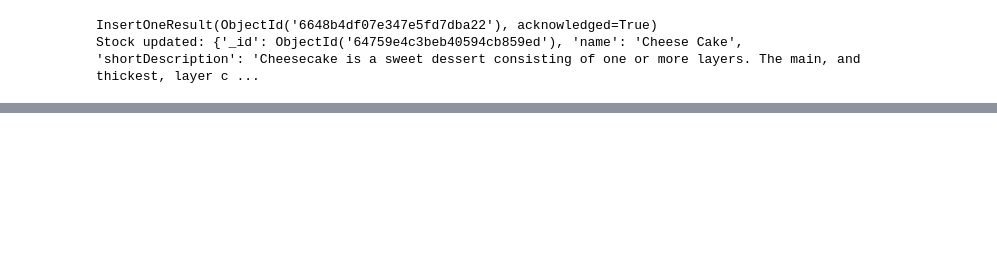
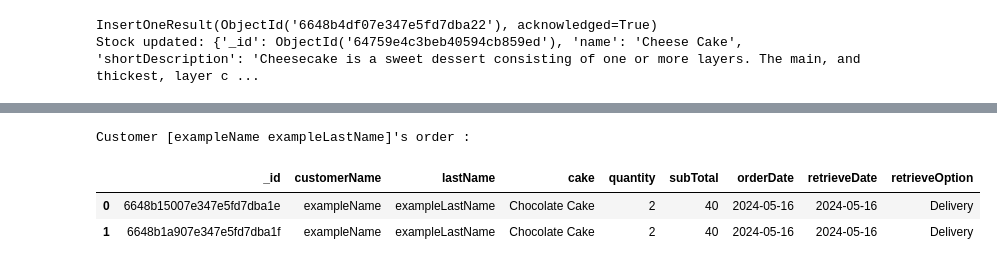
Before and after one commit to Yanaput/EGCI466-Big-Data-Processing, a Jupyter notebook: PyMongoExperiment.ipynb, the cells around one changed output, grey strips where cells are left out. Cells and saved outputs as stored; diff of their text form; code cells hidden in the pictures; blank space fills up the shorter version.

```diff
--- a/PyMongoExperiment.ipynb
+++ b/PyMongoExperiment.ipynb
@@ -213,0 +205,27 @@ Customer [Mark Kuprasertwong]'s order :
+# %%
+#@title Search order by [name lastname]
+SearchCustomerOrder = "exampleName exampleLastName" #@param {type : "string"}
+
+#<--------------------------------------------------------------------------->
+
+
+if SearchCustomerOrder is not None and SearchCustomerOrder != "":
+  customerNameLastname = SearchCustomerOrder.split()
+  if len(customerNameLastname) > 1 :
+    result = db.order.find({'customerName' : customerNameLastname[0],
+                                'lastName' : customerNameLastname[1]})
+    if result is not None:
+      print(f"Customer [{SearchCustomerOrder}]'s order :")
+      customerInfoTable = pd.DataFrame(list(result))
+      # for item in list(result):
+      #   print(item)
+    else:
+      print(f"no [{SearchCustomerOrder}]'s order in database")
+  else:
+    print("Customer info's format is incorrect")
+customerInfoTable
+# %% [output]
+Customer [exampleName exampleLastName]'s order :
+|  | _id | customerName | lastName | cake | quantity | subTotal | orderDate | retrieveDate | retrieveOption |
+| 0 | 6648b15007e347e5fd7dba1e | exampleName | exampleLastName | Chocolate Cake | 2 | 40 | 2024-05-16 | 2024-05-16 | Delivery |
+| 1 | 6648b1a907e347e5fd7dba1f | exampleName | exampleLastName | Chocolate Cake | 2 | 40 | 2024-05-16 | 2024-05-16 | Delivery |
```
Also changed, not shown: parts of 11 cells of this notebook.
